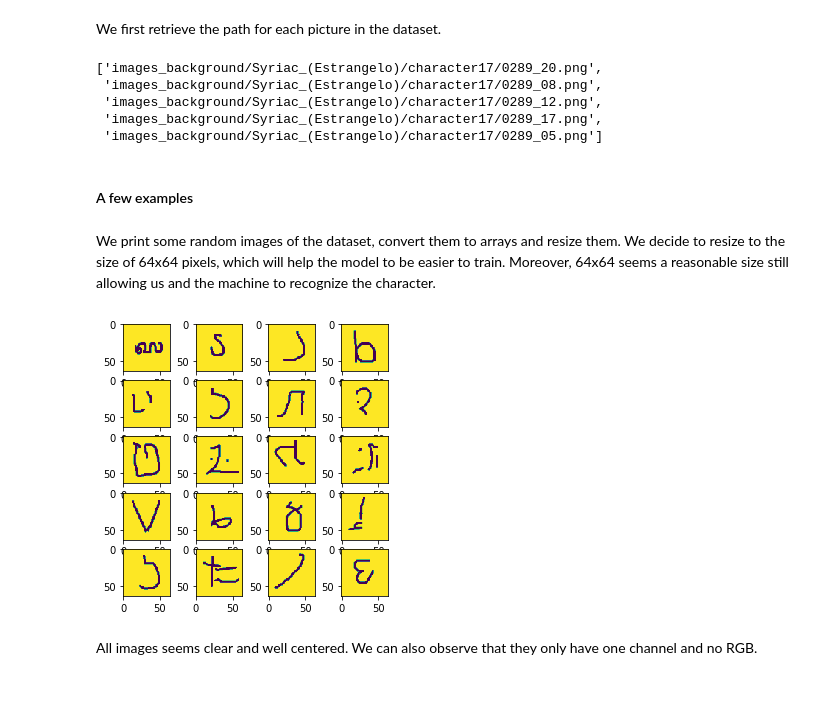
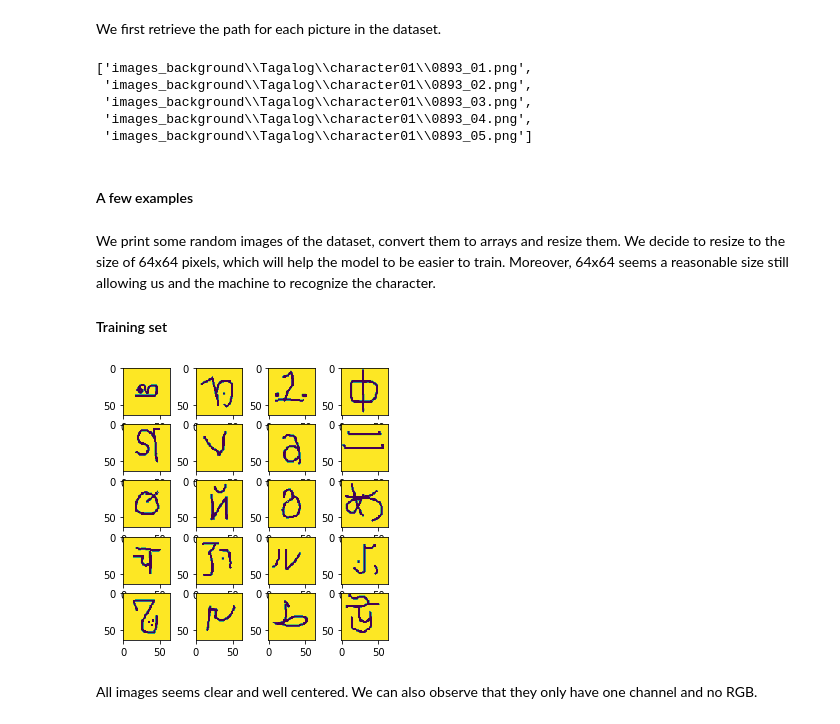
Before and after one commit to Chtchou/Fellow_omniglot, a Jupyter notebook: Fellowship_ai_One_shot_Omniglot.ipynb, the cells around one changed output. Saved outputs shown, nothing was run; the diff lists cells and outputs as text; code cells hidden in the pictures; blank space fills up the shorter version.

```diff
--- a/Fellowship_ai_One_shot_Omniglot.ipynb
+++ b/Fellowship_ai_One_shot_Omniglot.ipynb
@@ -66,9 +66,9 @@ The autoreload extension is already loaded. To reload it, use:
 # %% [markdown]
 We indicate the PATH of the training and evaluation examples.
 # %%
-PATH="images_background/" #Training images path
+PATH = "images_background" #Training images path
 
-PATH_TEST = "images_evaluation/" #Validation and test images path
+PATH_TEST = "images_evaluation" #Validation and test images path
 # %% [markdown]
 The pictures are divided into two folders :
 The evaluation folder
@@ -178,0 +232,16 @@ The total number of different pictures is 19280
+# %%
+alph_num_char_ex_val = {}
+for alphabet in alph_type_val:
+    char_list_val = os.listdir(f'{PATH}/{alphabet}')
+    for char in char_list_val:
+        alph_num_char_ex_val[(alphabet,char)] = len(os.listdir(f'{PATH}/{alphabet}/{char}'))
+
+num_of_example_val = alph_num_char_ex_val.values()
+
+plt.bar(range(len(alph_num_char_ex_val)),num_of_example_val)
+plt.title('Number of example pictures per character')
+plt.show()
+
+total_example_val = sum(num_of_example_val)
+print(min(num_of_example_val),max(num_of_example_val))
+print(f'The total number of different pictures is {total_example_val}')
@@ -179,19 +254,19 @@ The total number of different pictures is 19280
 # %%
-alph_num_char_ex_test={}
+alph_num_char_ex_test = {}
 for alphabet in alph_type_test:
-    char_list_test=os.listdir(f'{PATH_TEST}{alphabet}')
+    char_list_test = os.listdir(f'{PATH_TEST}/{alphabet}')
     for char in char_list_test:
-        alph_num_char_ex_test[(alphabet,char)]= len(os.listdir(f'{PATH_TEST}{alphabet}/{char}'))
+        alph_num_char_ex_test[(alphabet,char)] = len(os.listdir(f'{PATH_TEST}/{alphabet}/{char}'))
 
 num_of_example_test = alph_num_char_ex_test.values()
 
-plt.bar(range(len(alph_num_char_ex_test)),num_of_example_test)
+plt.bar(range(len(alph_num_char_ex_test)), num_of_example_test)
 plt.title('Number of example pictures per character')
 plt.show()
 
-total_example = sum(num_of_example_test)
+total_example_test = sum(num_of_example_test)
 print(min(num_of_example_test),max(num_of_example_test))
-print(f'The total number of different pictures is {total_example}')
+print(f'The total number of different pictures is {total_example_test}')
 # %% [output]
 [figure]
 20 20
@@ -220,3 +313,15 @@ Y_train.shape
 ### 2.Convert images to datafile
 # %% [markdown]
 We first retrieve the path for each picture in the dataset.
+# %%
+#Train set
+trainPath = []
+for alphabet in alph_type_train:
+    trainPath += glob.glob(f"{PATH}\\{alphabet}/*/*.png")
+trainPath[0:5]
+# %% [output]
+['images_background\\Tagalog\\character01\\0893_01.png',
+ 'images_background\\Tagalog\\character01\\0893_02.png',
+ 'images_background\\Tagalog\\character01\\0893_03.png',
+ 'images_background\\Tagalog\\character01\\0893_04.png',
+ 'images_background\\Tagalog\\character01\\0893_05.png']
@@ -223,43 +333,33 @@ We first retrieve the path for each picture in the dataset.
 # %%
-#Train set
-imagePath = glob.glob(f"{PATH}*/*/*.png")
-
 #Test set
-testPath = glob.glob(f"{PATH_TEST}*/*/*.png")
-
-imagePath[0:5]
+testPath = glob.glob(f"{PATH_TEST}/*/*/*.png")
-# %% [output]
-['images_background/Syriac_(Estrangelo)/character17/0289_20.png',
- 'images_background/Syriac_(Estrangelo)/character17/0289_08.png',
- 'images_background/Syriac_(Estrangelo)/character17/0289_12.png',
- 'images_background/Syriac_(Estrangelo)/character17/0289_17.png',
- 'images_background/Syriac_(Estrangelo)/character17/0289_05.png']
 # %% [markdown]
 #### A few examples
 # %% [markdown]
 We print some random images of the dataset, convert them to arrays and resize them.
 We decide to resize to the size of 64x64 pixels, which will help the model to be easier to train. Moreover, 64x64 seems a reasonable size still allowing us and the machine to recognize the character.
+#### Training set
 # %%
 SZ=64 #Dimension of the output image expected
 
 #Dimensions of the grill of sample pictures
 columns = 4
 rows = 5
 
 fig=plt.figure(figsize=(5, 5))
 
 #Print 20 random examples of images
-list_example = np.random.randint(total_example, size = columns*rows)
+list_example = np.random.randint(total_example_train, size = columns*rows)
 pos=0
 for i in list_example:
     pos+=1
-    img = mpimg.imread(imagePath[i])
+    img = mpimg.imread(trainPath[i])
     img = resize(img, (SZ,SZ), mode='reflect')
     fig.add_subplot(rows, columns, pos)
     plt.imshow(img)
 plt.show()
 # %% [output]
-[figure, old version]
+[figure, new version]
 # %% [markdown]
 All images seems clear and well centered. We can also observe that they only have one channel and no RGB.
 # %% [markdown]
```
Also changed, not shown: parts of 42 cells of this notebook, 1 other file.
